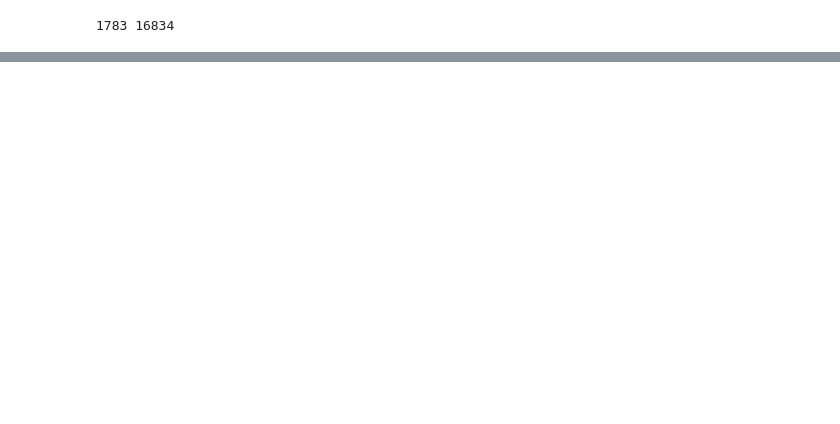
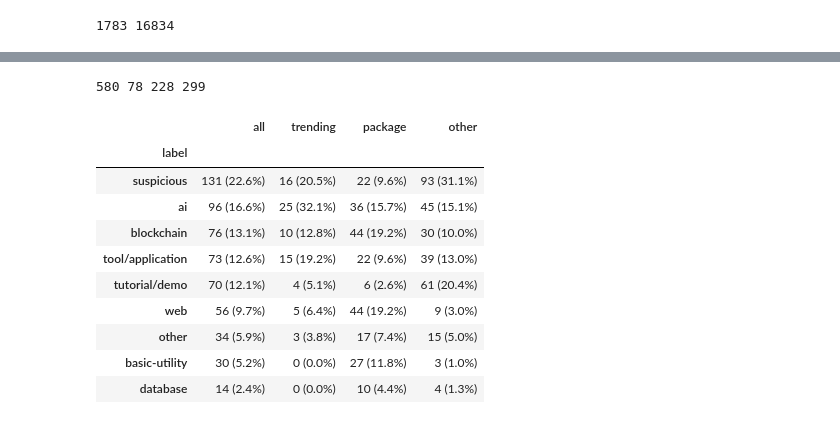
Before and after one commit to hehao98/StarScout, a Jupyter notebook: rq3-domain.ipynb, the cells around one changed output, grey strips where cells are left out. Drawn from its saved outputs; the diff is of its cells as text; code cells hidden in the pictures; blank space fills up the shorter version.

```diff
--- a/rq3-domain.ipynb
+++ b/rq3-domain.ipynb
@@ -299,0 +87,44 @@ long_living_repos.to_csv("data/long_living_repos.csv", index=False)
+# %%
+repo_labels = pd.read_csv("data/repo_labels.csv")
+
+repo_labels.domain = repo_labels.domain.map(
+    lambda x: x if x not in ["deleted", "bot"] else "other"
+)
+
+all_ = Counter(repo_labels.domain)
+trending = Counter(repo_labels[repo_labels.trending].domain)
+package = Counter(repo_labels[repo_labels.packages].domain)
+other = Counter(repo_labels[~repo_labels.packages & ~repo_labels.trending].domain)
+
+print(
+    sum(all_.values()),
+    sum(trending.values()),
+    sum(package.values()),
+    sum(other.values()),
+)
+
+table = []
+for label, count in sorted(all_.items(), key=lambda x: x[1], reverse=True):
+    table.append(
+        {
+            "label": label,
+            "all": f"{count} ({count / sum(all_.values()) * 100:.1f}%)",
+            "trending": f"{trending[label]} ({trending[label] / sum(trending.values()) * 100:.1f}%)",
+            "package": f"{package[label]} ({package[label] / (sum(package.values()) + 1) * 100:.1f}%)",
+            "other": f"{other[label]} ({other[label] / sum(other.values()) * 100:.1f}%)",
+        }
+    )
+pd.DataFrame(table).set_index("label")
+# %% [output]
+580 78 228 299
+|  | all | trending | package | other |
+| label |  |  |  |  |
+| suspicious | 131 (22.6%) | 16 (20.5%) | 22 (9.6%) | 93 (31.1%) |
+| ai | 96 (16.6%) | 25 (32.1%) | 36 (15.7%) | 45 (15.1%) |
+| blockchain | 76 (13.1%) | 10 (12.8%) | 44 (19.2%) | 30 (10.0%) |
+| tool/application | 73 (12.6%) | 15 (19.2%) | 22 (9.6%) | 39 (13.0%) |
+| tutorial/demo | 70 (12.1%) | 4 (5.1%) | 6 (2.6%) | 61 (20.4%) |
+| web | 56 (9.7%) | 5 (6.4%) | 44 (19.2%) | 9 (3.0%) |
+| other | 34 (5.9%) | 3 (3.8%) | 17 (7.4%) | 15 (5.0%) |
+| basic-utility | 30 (5.2%) | 0 (0.0%) | 27 (11.8%) | 3 (1.0%) |
+| database | 14 (2.4%) | 0 (0.0%) | 10 (4.4%) | 4 (1.3%) |
```
Also changed, not shown: parts of 10 cells of this notebook, 6 other files.
